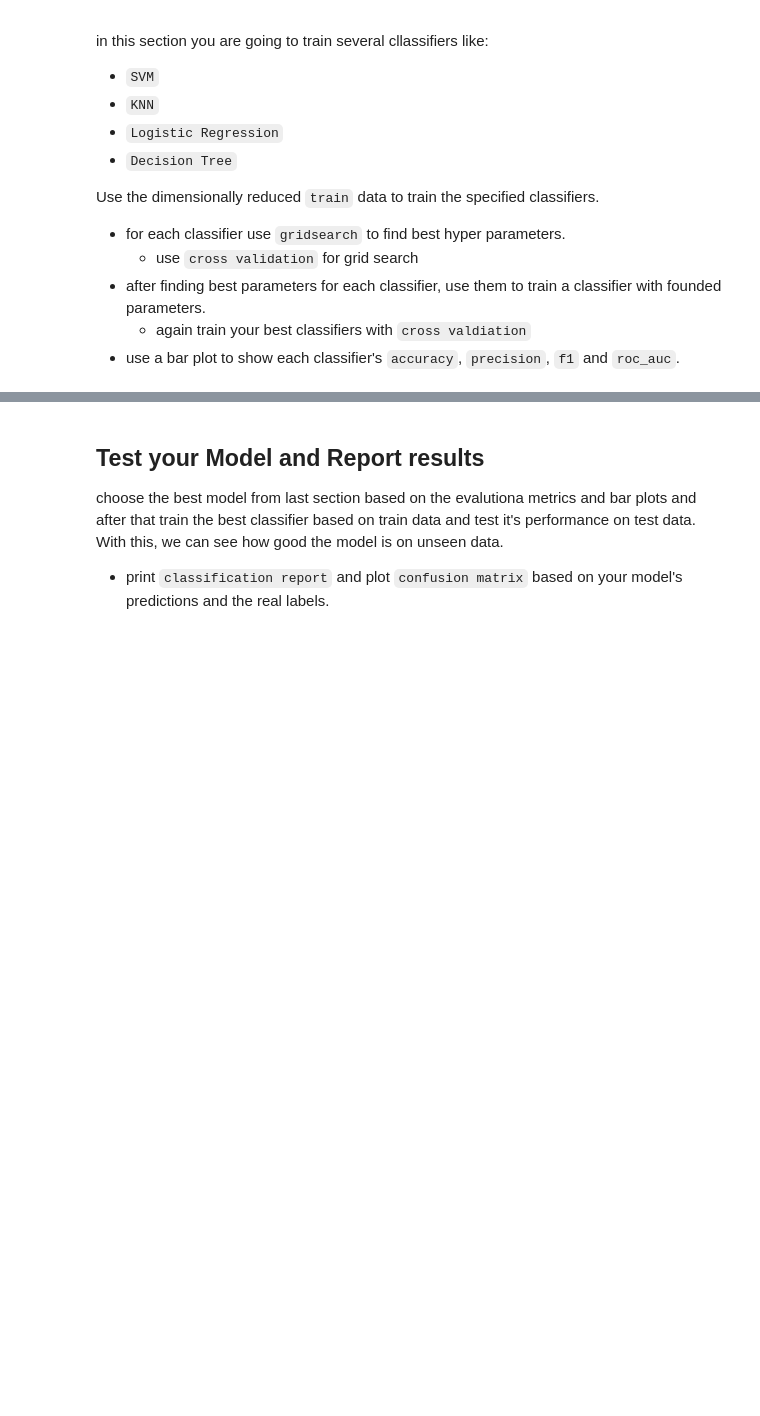
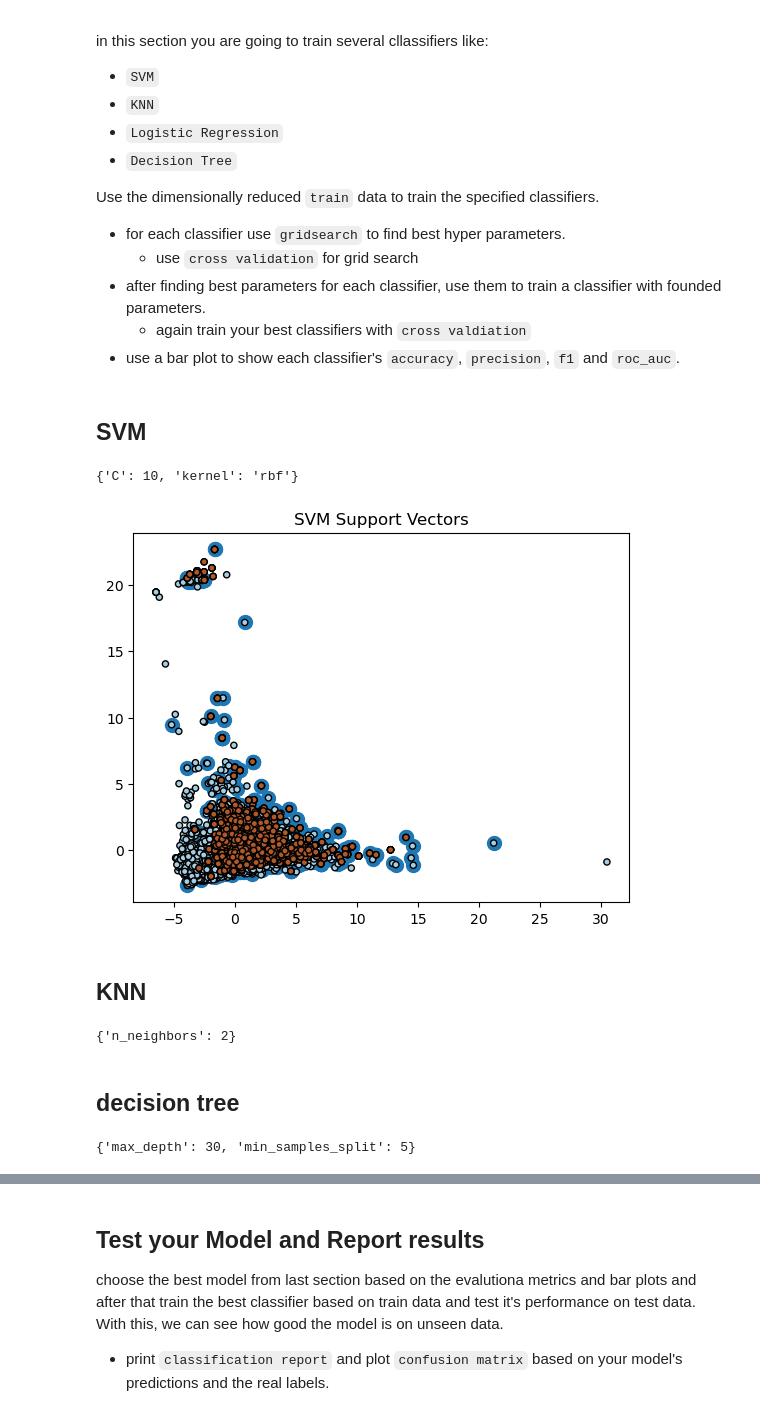
Before and after one commit to Abtinz/Machine-Learning-with-Python, a Jupyter notebook: DataMining/Classification/P3.ipynb, the cells around one changed output, grey strips where cells are left out. Saved outputs shown, nothing was run; the diff lists cells and outputs as text; code cells hidden in the pictures; blank space fills up the shorter version.

```diff
--- a/DataMining/Classification/P3.ipynb
+++ b/DataMining/Classification/P3.ipynb
@@ -351,0 +347,34 @@ Use the dimensionally reduced `train` data to train the specified classifiers.
+# %% [markdown]
+## SVM
+# %%
+svm_pipeline = make_pipeline(StandardScaler(), SVC(random_state=1))
+svm_param_grid = {
+    'svc__C': [1, 10],
+    'svc__kernel': ['linear', 'rbf']
+}
+
+# Grid search with cross-validation
+svm_grid = GridSearchCV(svm_pipeline, svm_param_grid, cv=5, scoring='accuracy')
+svm_grid.fit(X_resampled, y_resampled)
+svm_parameters = {key.replace('svc__', ''): value for key, value in svm_grid.best_params_.items()}
+svm_parameters
+# %% [output]
+{'C': 10, 'kernel': 'rbf'}
+# %%
+#svm_parameters == {'C': 10, 'kernel': 'rbf'}
+optimal_svm = SVC(**svm_parameters, random_state=1)
+# %%
+# Retrieve the support vectors from the fitted model
+optimal_svm.fit(X_resampled, y_resampled)
+support_vectors = optimal_svm.support_vectors_
+# %%
+plt.scatter(X_resampled[:, 0], X_resampled[:, 1], c=y_resampled, cmap=plt.cm.Paired, zorder=10, edgecolor='k', s=20)
+
+plt.scatter(support_vectors[:,0],support_vectors[:,1],s=100)
+
+plt.title('SVM Support Vectors')
+plt.show()
+# %% [output]
+[figure, added]
+# %% [markdown]
+## KNN
@@ -351,0 +391,6 @@ Use the dimensionally reduced `train` data to train the specified classifiers.
+# %%
+parameters
+# %% [output]
+{'n_neighbors': 2}
+# %% [markdown]
+## decision tree
@@ -351,0 +408,4 @@ Use the dimensionally reduced `train` data to train the specified classifiers.
+# %%
+parameters
+# %% [output]
+{'max_depth': 30, 'min_samples_split': 5}
```
Also changed, not shown: parts of 12 cells of this notebook.
